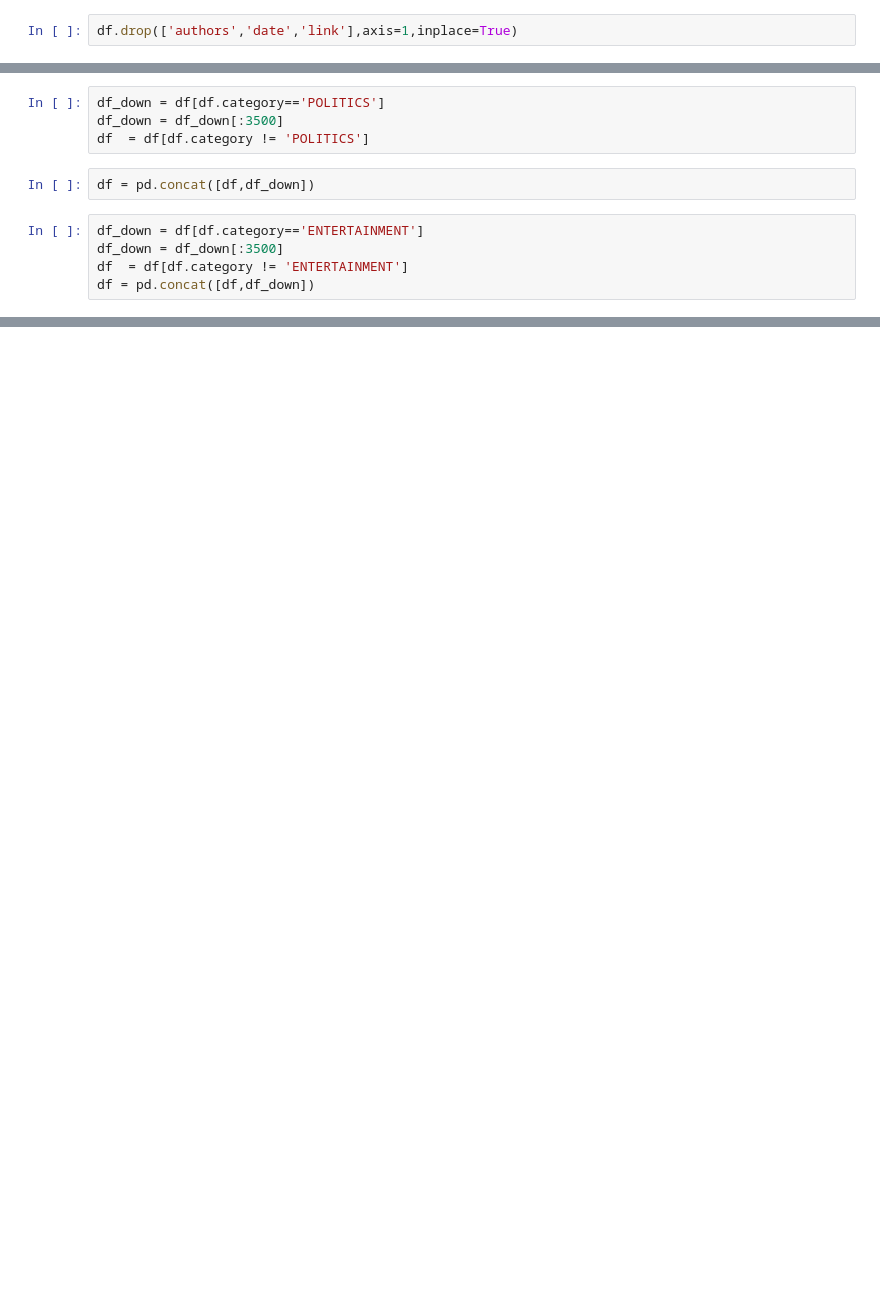
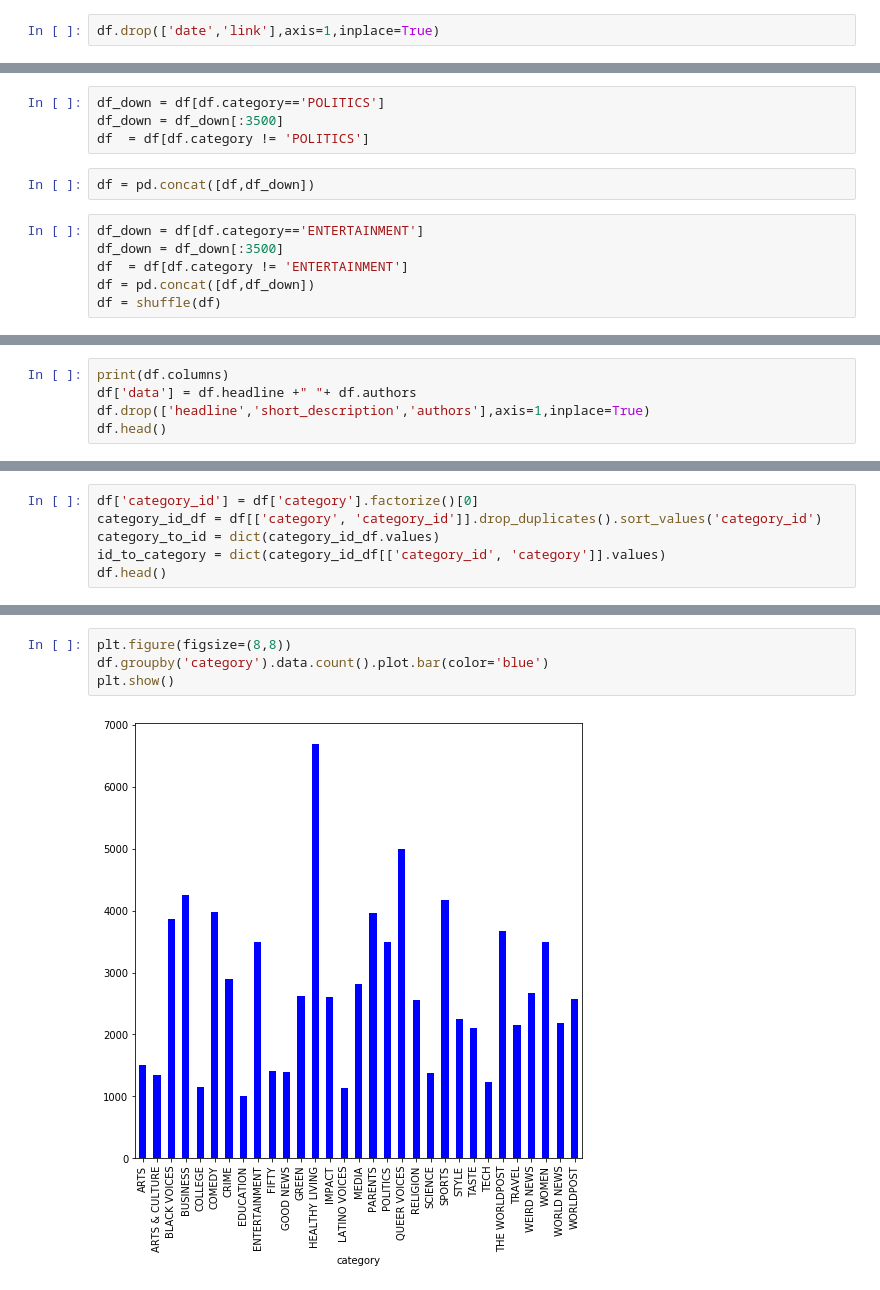
Before and after one commit to kapil0kumar/Jupyter-Notebooks, a Jupyter notebook: News Classification/news_title(bag_of_words).ipynb, the cells around one changed output, grey strips where cells are left out. Saved outputs shown, nothing was run; the diff lists cells and outputs as text; blank space fills up the shorter version.

```diff
--- a/News Classification/news_title(bag_of_words).ipynb
+++ b/News Classification/news_title(bag_of_words).ipynb
@@ -6,7 +7,7 @@ import nltk
 # %%
 df = pd.read_json('/home/leviathan/Downloads/News_Category_Dataset.json',lines=True)
 # %%
-df.drop(['authors','date','link'],axis=1,inplace=True)
+df.drop(['date','link'],axis=1,inplace=True)
 # %%
 df.columns
 # %% [output]
@@ -24,6 +23,7 @@ df_down = df[df.category=='ENTERTAINMENT']
 df_down = df_down[:3500]
 df  = df[df.category != 'ENTERTAINMENT']
 df = pd.concat([df,df_down])
+df = shuffle(df)
 # %%
 df.shape
 # %% [output]
@@ -120,0 +31,5 @@ knn.fit(training_data, ytrain)
+# %%
+print(df.columns)
+df['data'] = df.headline +" "+ df.authors
+df.drop(['headline','short_description','authors'],axis=1,inplace=True)
+df.head()
@@ -120,0 +44,6 @@ knn.fit(training_data, ytrain)
+# %%
+df['category_id'] = df['category'].factorize()[0]
+category_id_df = df[['category', 'category_id']].drop_duplicates().sort_values('category_id')
+category_to_id = dict(category_id_df.values)
+id_to_category = dict(category_id_df[['category_id', 'category']].values)
+df.head()
@@ -120,0 +57,6 @@ knn.fit(training_data, ytrain)
+# %%
+plt.figure(figsize=(8,8))
+df.groupby('category').data.count().plot.bar(color='blue')
+plt.show()
+# %% [output]
+[figure, added]
```
Also changed, not shown: parts of 25 cells of this notebook.
